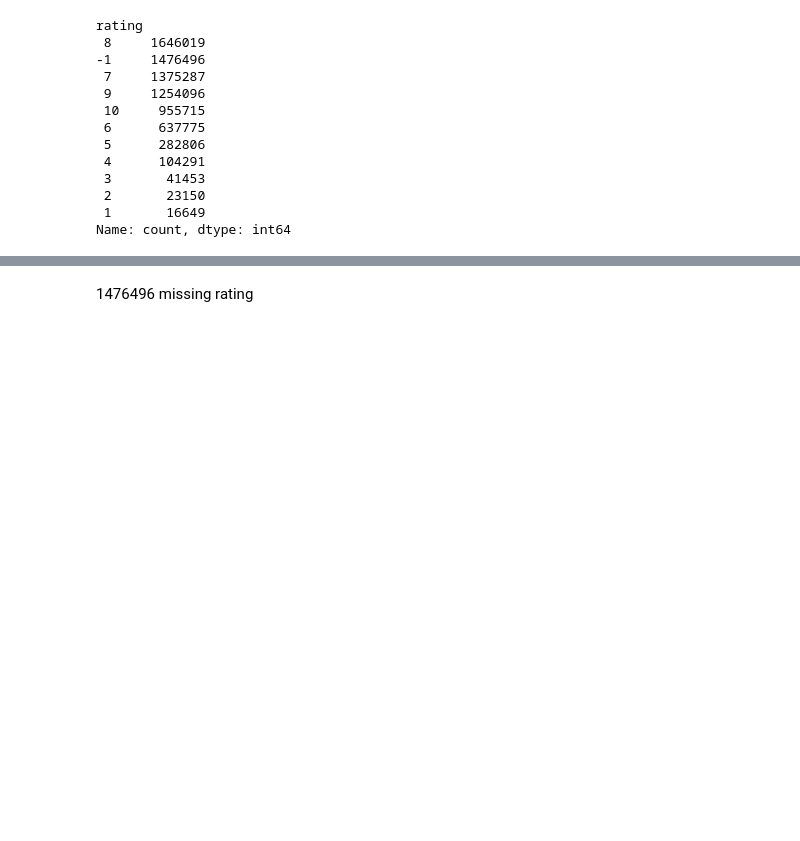
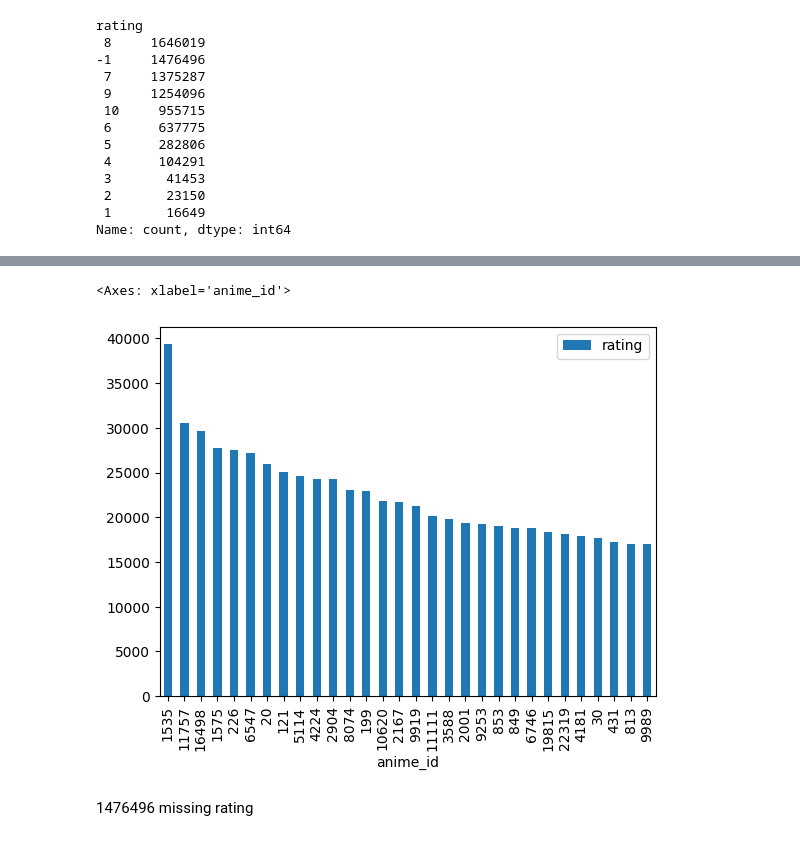
Before and after one commit to Aafaf-rido/DM_Project, a Jupyter notebook: dataExploration.ipynb, the cells around one changed output, grey strips where cells are left out. Drawn from its saved outputs; the diff is of its cells as text; code cells hidden in the pictures; blank space fills up the shorter version.

```diff
--- a/recomSystem.ipynb
+++ b/dataExploration.ipynb
@@ -223,3 +280,7 @@ rating
  2       23150
  1       16649
 Name: count, dtype: int64
+# %%
+popular_products = pd.DataFrame(rating_df.groupby('anime_id')['rating'].count())
+most_popular = popular_products.sort_values('rating', ascending=False)
+most_popular.head(10)
@@ -226,3 +300,8 @@ Name: count, dtype: int64
+# %%
+most_popular.head(30).plot(kind = "bar")
+# %% [output]
+<Axes: xlabel='anime_id'>
+[figure, added]
 # %% [markdown]
 1476496 missing rating
 # %%
```
Also changed, not shown: parts of 8 cells of this notebook, 2 other files.
